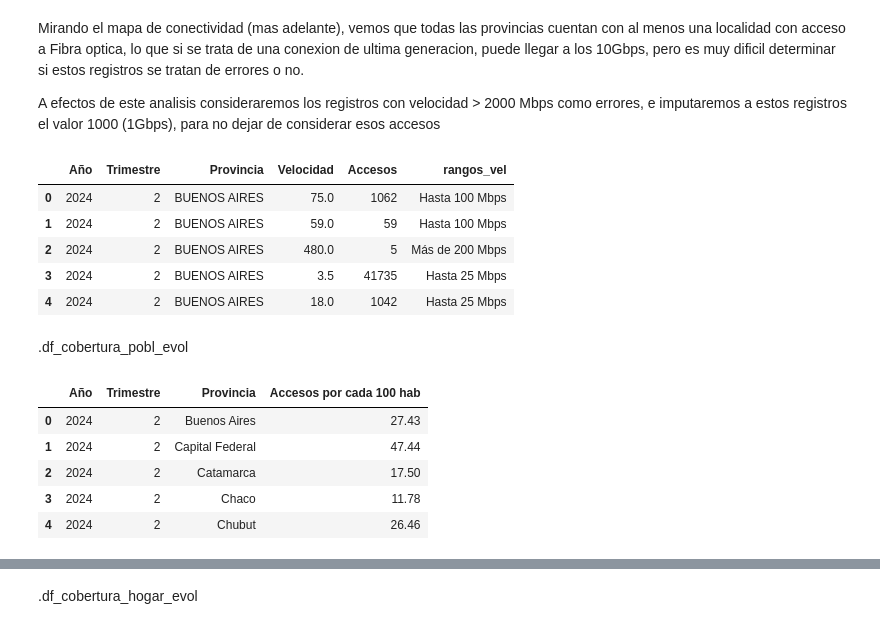
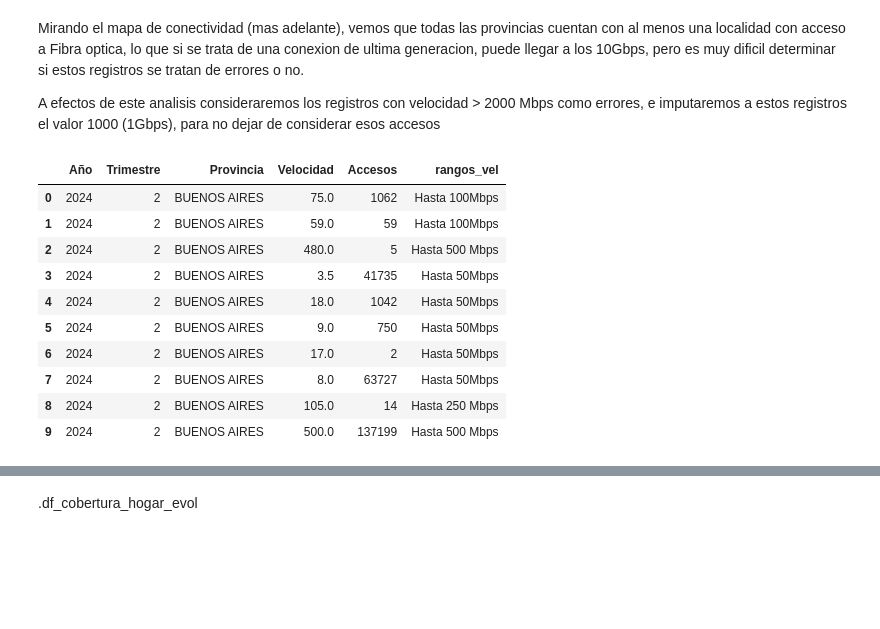
Before and after one commit to SariEliM/DA_Telecomunicaciones, a Jupyter notebook: EDA dataset.ipynb, the cells around one changed output, grey strips where cells are left out. Saved outputs shown, nothing was run; the diff lists cells and outputs as text; code cells hidden in the pictures; blank space fills up the shorter version.

```diff
--- a/EDA dataset.ipynb
+++ b/EDA dataset.ipynb
@@ -649,27 +648,21 @@ df_veloc_accesos_evol['Velocidad'] = df_veloc_accesos_evol['Velocidad'].apply(la
 # %%
 # Definimos los rangos para agrupar las velocidades, de a cuerdo con quartiles observados en la base anterior de promedios
 
-rangos = [0, 25, 50, 100, 200, 9999999]
+rangos = [0.00,50,  100, 250, 500, 1000, 9999999]
 
 # Crear una nueva columna con los rangos
-df_veloc_accesos_evol['rangos_vel'] = pd.cut(df_veloc_accesos_evol['Velocidad'], bins=rangos, labels=['Hasta 25 Mbps', 'Hasta 50 Mbps', 'Hasta 100 Mbps', 'Hasta 200 Mbps', 'Más de 200 Mbps'])
+df_veloc_accesos_evol['rangos_vel'] = pd.cut(df_veloc_accesos_evol['Velocidad'], bins=rangos, labels=['Hasta 50Mbps', 'Hasta 100Mbps','Hasta 250 Mbps', 'Hasta 500 Mbps', 'Hasta 1Gbps', 'Más de 1Gbps'])
 
-df_veloc_accesos_evol.head()
+df_veloc_accesos_evol.head(10)
 # %% [output]
 |  | Año | Trimestre | Provincia | Velocidad | Accesos | rangos_vel |
-| 0 | 2024 | 2 | BUENOS AIRES | 75.0 | 1062 | Hasta 100 Mbps |
-| 1 | 2024 | 2 | BUENOS AIRES | 59.0 | 59 | Hasta 100 Mbps |
-| 2 | 2024 | 2 | BUENOS AIRES | 480.0 | 5 | Más de 200 Mbps |
-| 3 | 2024 | 2 | BUENOS AIRES | 3.5 | 41735 | Hasta 25 Mbps |
-| 4 | 2024 | 2 | BUENOS AIRES | 18.0 | 1042 | Hasta 25 Mbps |
+| 0 | 2024 | 2 | BUENOS AIRES | 75.0 | 1062 | Hasta 100Mbps |
+| 1 | 2024 | 2 | BUENOS AIRES | 59.0 | 59 | Hasta 100Mbps |
+| 2 | 2024 | 2 | BUENOS AIRES | 480.0 | 5 | Hasta 500 Mbps |
+| 3 | 2024 | 2 | BUENOS AIRES | 3.5 | 41735 | Hasta 50Mbps |
+| 4 | 2024 | 2 | BUENOS AIRES | 18.0 | 1042 | Hasta 50Mbps |
+| 5 | 2024 | 2 | BUENOS AIRES | 9.0 | 750 | Hasta 50Mbps |
+| 6 | 2024 | 2 | BUENOS AIRES | 17.0 | 2 | Hasta 50Mbps |
+| 7 | 2024 | 2 | BUENOS AIRES | 8.0 | 63727 | Hasta 50Mbps |
+| 8 | 2024 | 2 | BUENOS AIRES | 105.0 | 14 | Hasta 250 Mbps |
+| 9 | 2024 | 2 | BUENOS AIRES | 500.0 | 137199 | Hasta 500 Mbps |
-# %% [markdown]
-.df_cobertura_pobl_evol
-# %%
-df_cobertura_pobl_evol.head()
-# %% [output]
-|  | Año | Trimestre | Provincia | Accesos por cada 100 hab |
-| 0 | 2024 | 2 | Buenos Aires | 27.43 |
-| 1 | 2024 | 2 | Capital Federal | 47.44 |
-| 2 | 2024 | 2 | Catamarca | 17.50 |
-| 3 | 2024 | 2 | Chaco | 11.78 |
-| 4 | 2024 | 2 | Chubut | 26.46 |
```
Also changed, not shown: parts of 30 cells of this notebook, 1 other file.
